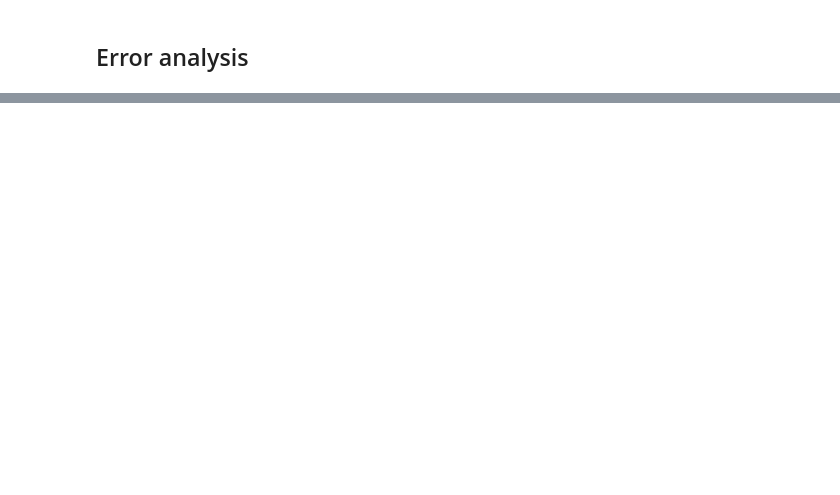
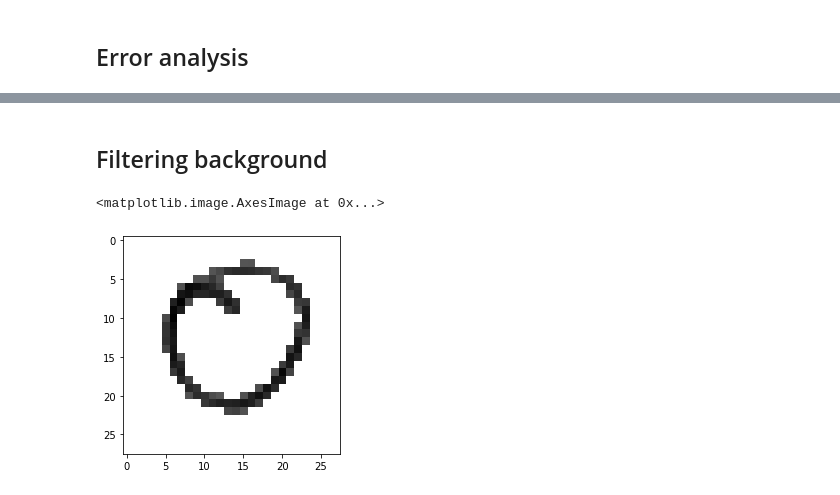
Before and after one commit to euguroglu/Machine-Learning-Projects, a Jupyter notebook: Text_recognition_cnn.ipynb, the cells around one changed output, grey strips where cells are left out. Saved outputs shown, nothing was run; the diff lists cells and outputs as text; code cells hidden in the pictures; blank space fills up the shorter version.

```diff
--- a/Text_recognition_cnn.ipynb
+++ b/Text_recognition_cnn.ipynb
@@ -127,0 +159,9 @@ plt.show()
+# %% [markdown]
+## Filtering background
+# %%
+vectorized_filter = np.vectorize(lambda v: 255 if v > 128 else v)
+filtered = vectorized_filter(gray28x28)
+plt.imshow(filtered,cmap='gray')
+# %% [output]
+<matplotlib.image.AxesImage at 0x...>
+[figure, added]
```
Also changed, not shown: parts of 15 cells of this notebook.
